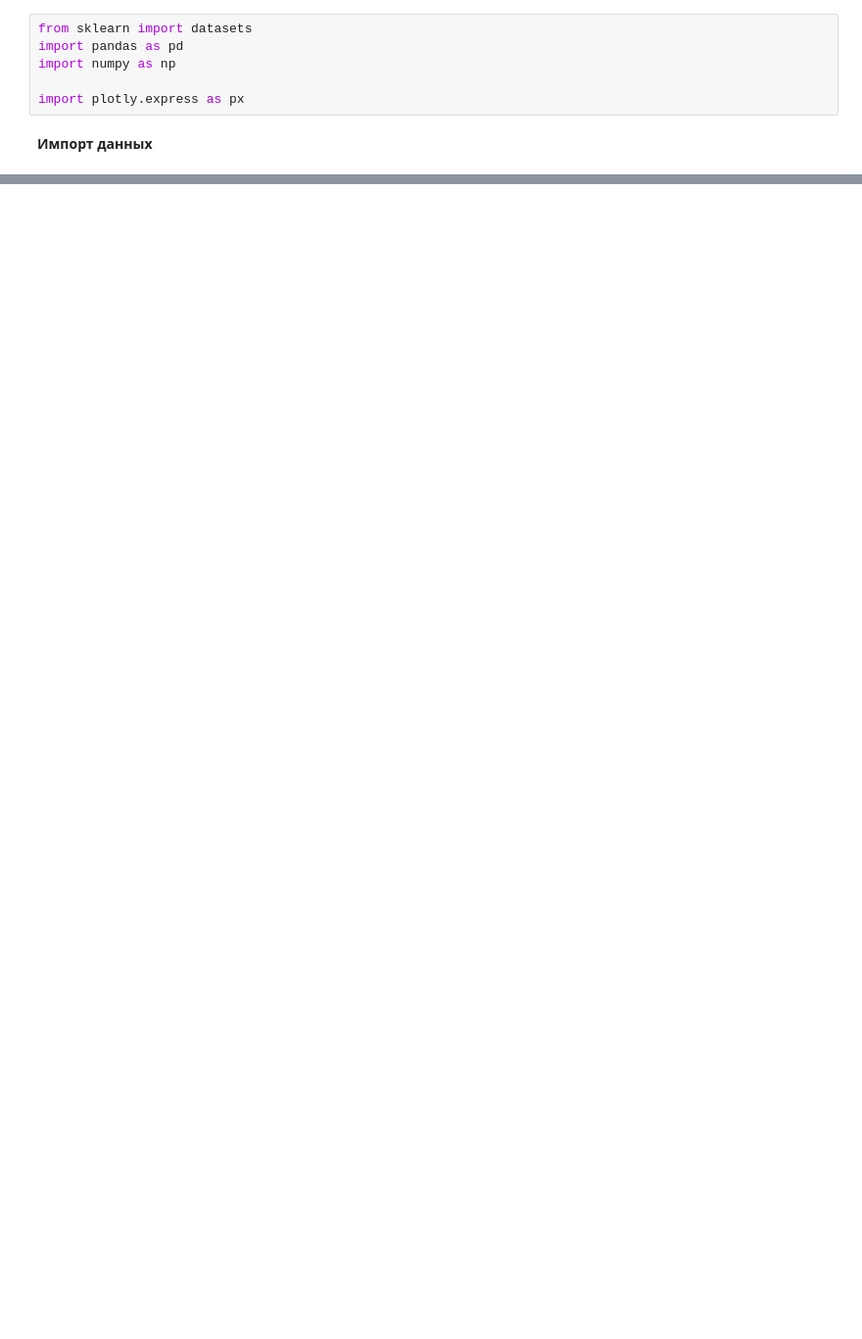
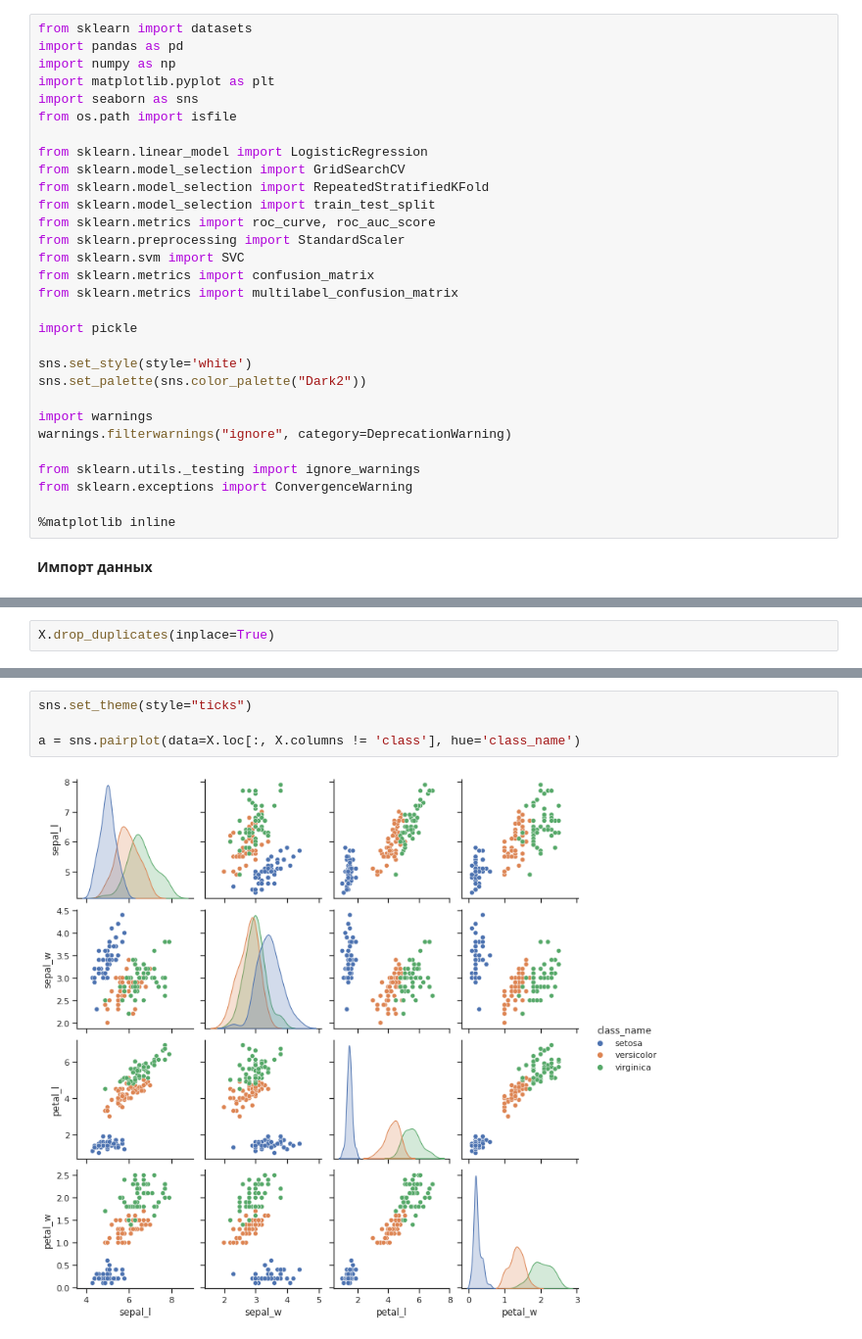
Before and after one commit to jast4ik/Hillel_ML_HW, a Jupyter notebook: Homework08/HW08.ipynb, the cells around one changed output, grey strips where cells are left out. Shown at 98% size. Saved outputs shown, nothing was run; the diff lists cells and outputs as text; blank space fills up the shorter version.

```diff
--- a/Homework08/HW08.ipynb
+++ b/Homework08/HW08.ipynb
@@ -2,8 +2,32 @@
 from sklearn import datasets
 import pandas as pd
 import numpy as np
+import matplotlib.pyplot as plt
+import seaborn as sns
+from os.path import isfile
 
-import plotly.express as px
+from sklearn.linear_model import LogisticRegression
+from sklearn.model_selection import GridSearchCV
+from sklearn.model_selection import RepeatedStratifiedKFold
+from sklearn.model_selection import train_test_split
+from sklearn.metrics import roc_curve, roc_auc_score
+from sklearn.preprocessing import StandardScaler
+from sklearn.svm import SVC
+from sklearn.metrics import confusion_matrix
+from sklearn.metrics import multilabel_confusion_matrix
+
+import pickle
+
+sns.set_style(style='white')
+sns.set_palette(sns.color_palette("Dark2"))
+
+import warnings
+warnings.filterwarnings("ignore", category=DeprecationWarning)
+
+from sklearn.utils._testing import ignore_warnings
+from sklearn.exceptions import ConvergenceWarning
+
+%matplotlib inline
 # %% [markdown]
 **Импорт данных**
 # %%
@@ -36,0 +71,2 @@ dtype: int64
+# %%
+X.drop_duplicates(inplace=True)
@@ -55,0 +89,6 @@ fig.show()
+# %%
+sns.set_theme(style="ticks")
+
+a = sns.pairplot(data=X.loc[:, X.columns != 'class'], hue='class_name')
+# %% [output]
+[figure, added]
```
Also changed, not shown: parts of 54 cells of this notebook, 7 other files.
